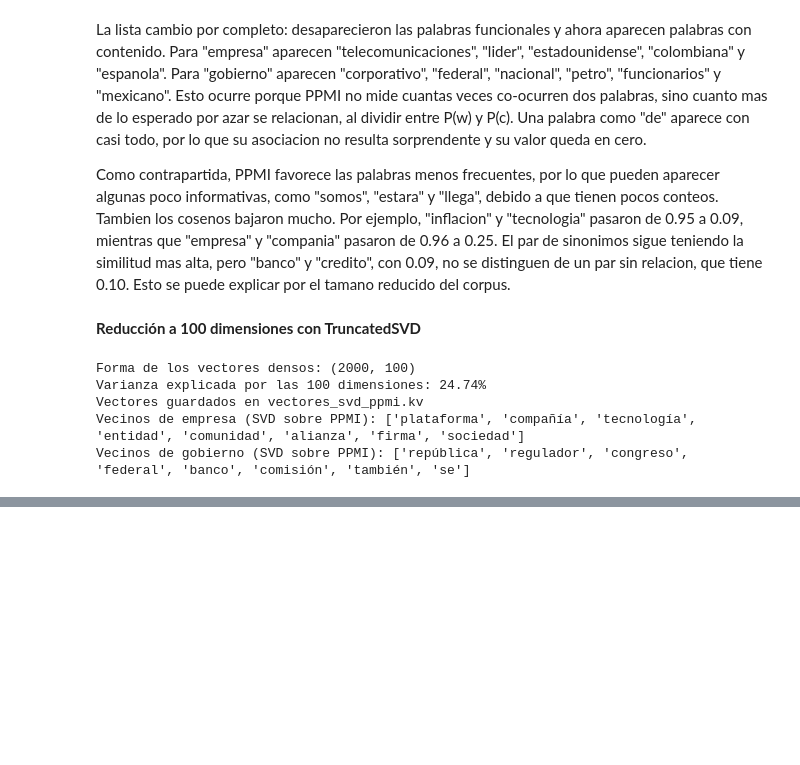
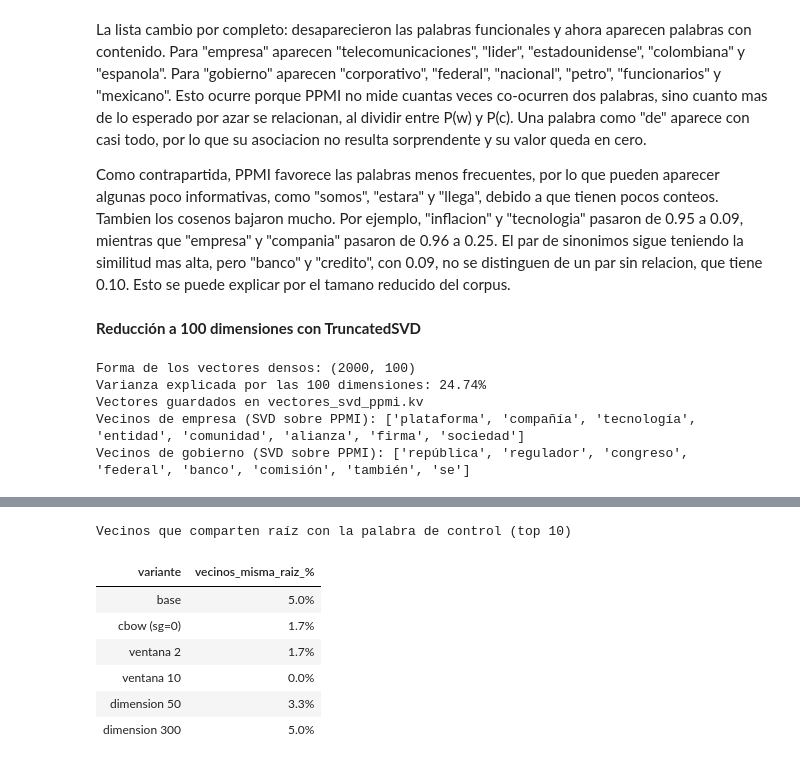
Before and after one commit to JuanDi37/NLP-laboratorio-9, a Jupyter notebook: Laboratorio9.ipynb, the cells around one changed output, grey strips where cells are left out. Cells and saved outputs as stored; diff of their text form; code cells hidden in the pictures; blank space fills up the shorter version.

```diff
--- a/Laboratorio9.ipynb
+++ b/Laboratorio9.ipynb
@@ -647,0 +815,33 @@ Los 100 componentes explican solo el 24.74% de la varianza de la matriz PPMI, pe
+# %%
+#cuantificamos "sintactico vs tematico": proporcion de vecinos que son otra forma de la misma palabra
+#(comparten las primeras 4 letras con la palabra de control, por ejemplo banco / bancos / bancaria)
+#usamos los 10 vecinos mas cercanos para tener mas datos
+
+resultados_morfologia = []
+
+for nombre in variantes:
+    comparten = []
+    for palabra in palabras_control:
+        vecinos = [p for p, _ in modelos_w2v[nombre].wv.most_similar(palabra, topn=10)]
+        comparten.extend(vecino[:4] == palabra[:4] for vecino in vecinos)
+
+    resultados_morfologia.append({
+        "variante": nombre,
+        "vecinos_misma_raiz_%": np.mean(comparten) * 100
+    })
+
+display(
+    pd.DataFrame(resultados_morfologia).style
+    .hide(axis="index")
+    .format({"vecinos_misma_raiz_%": "{:.1f}%"})
+    .set_caption("Vecinos que comparten raíz con la palabra de control (top 10)")
+)
+# %% [output]
+Vecinos que comparten raíz con la palabra de control (top 10)
+| variante | vecinos_misma_raiz_% |
+| base | 5.0% |
+| cbow (sg=0) | 1.7% |
+| ventana 2 | 1.7% |
+| ventana 10 | 0.0% |
+| dimension 50 | 3.3% |
+| dimension 300 | 5.0% |
```
Also changed, not shown: parts of 27 cells of this notebook, 2 other files.
